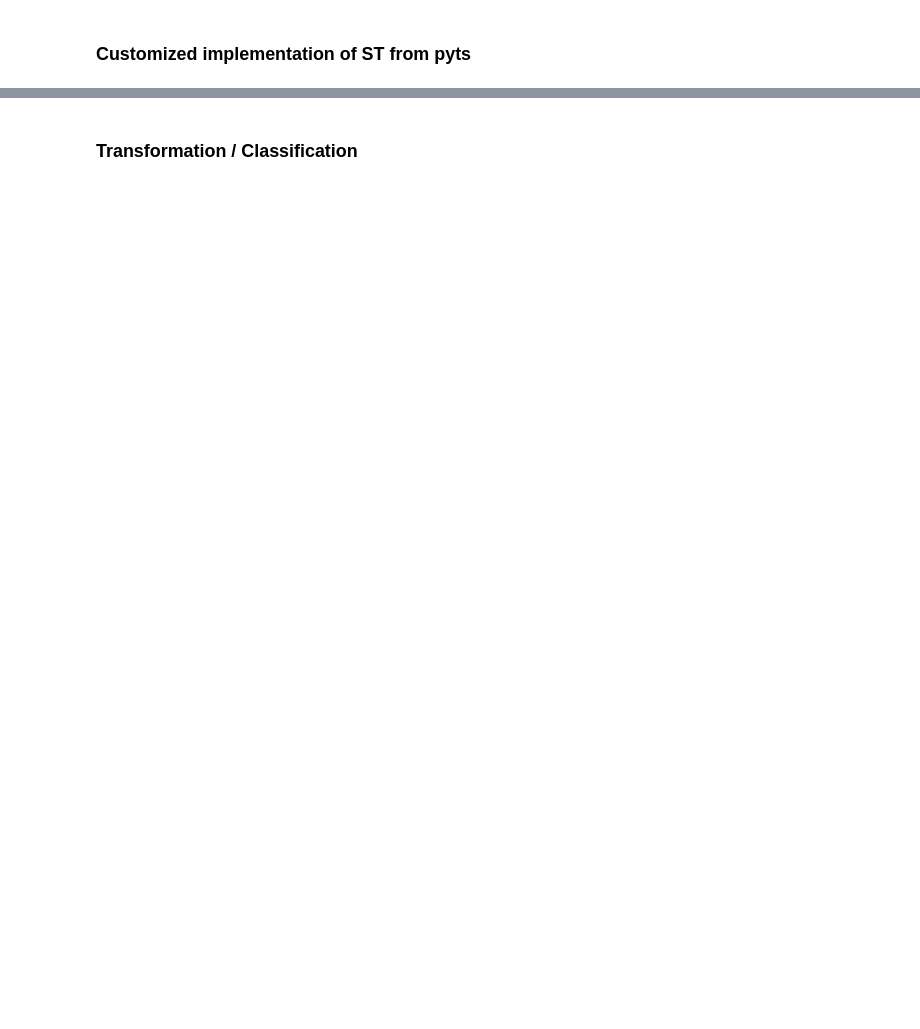
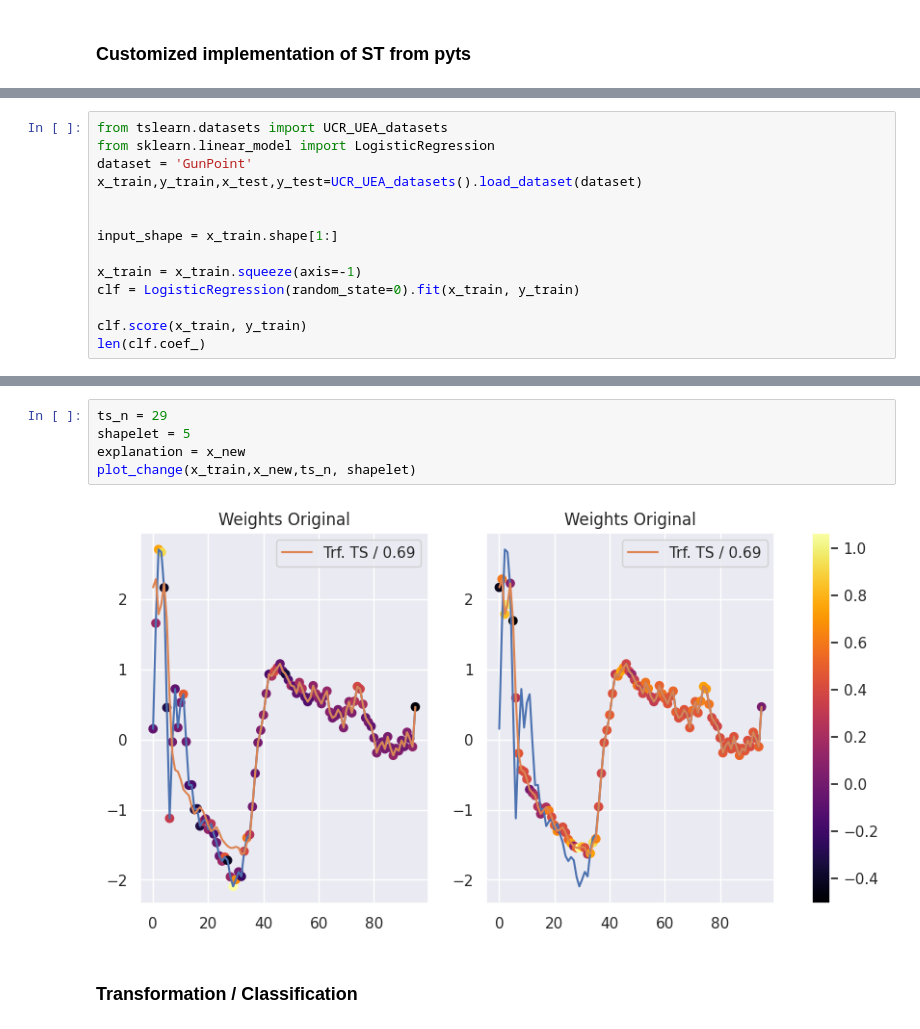
Before and after one commit to belaboe97/xai-shapelets, a Jupyter notebook: ST_pyts.ipynb, the cells around one changed output, grey strips where cells are left out. Cells and saved outputs as stored; diff of their text form; blank space fills up the shorter version.

```diff
--- a/ST_pyts.ipynb
+++ b/ST_pyts.ipynb
@@ -820,0 +852,14 @@ class ShapeletTransform(BaseEstimator, UnivariateTransformerMixin):
+# %%
+from tslearn.datasets import UCR_UEA_datasets
+from sklearn.linear_model import LogisticRegression
+dataset = 'GunPoint'
+x_train,y_train,x_test,y_test=UCR_UEA_datasets().load_dataset(dataset)
+
+
+input_shape = x_train.shape[1:]
+
+x_train = x_train.squeeze(axis=-1)
+clf = LogisticRegression(random_state=0).fit(x_train, y_train)
+
+clf.score(x_train, y_train)
+len(clf.coef_)
@@ -860,2 +1098,9 @@ X_new = st.fit_transform(X_train, y_train)
+# %%
+ts_n = 29
+shapelet = 5
+explanation = x_new
+plot_change(x_train,x_new,ts_n, shapelet)
+# %% [output]
+[figure, added]
 # %% [markdown]
 ### Transformation / Classification
```
Also changed, not shown: parts of 33 cells of this notebook.
